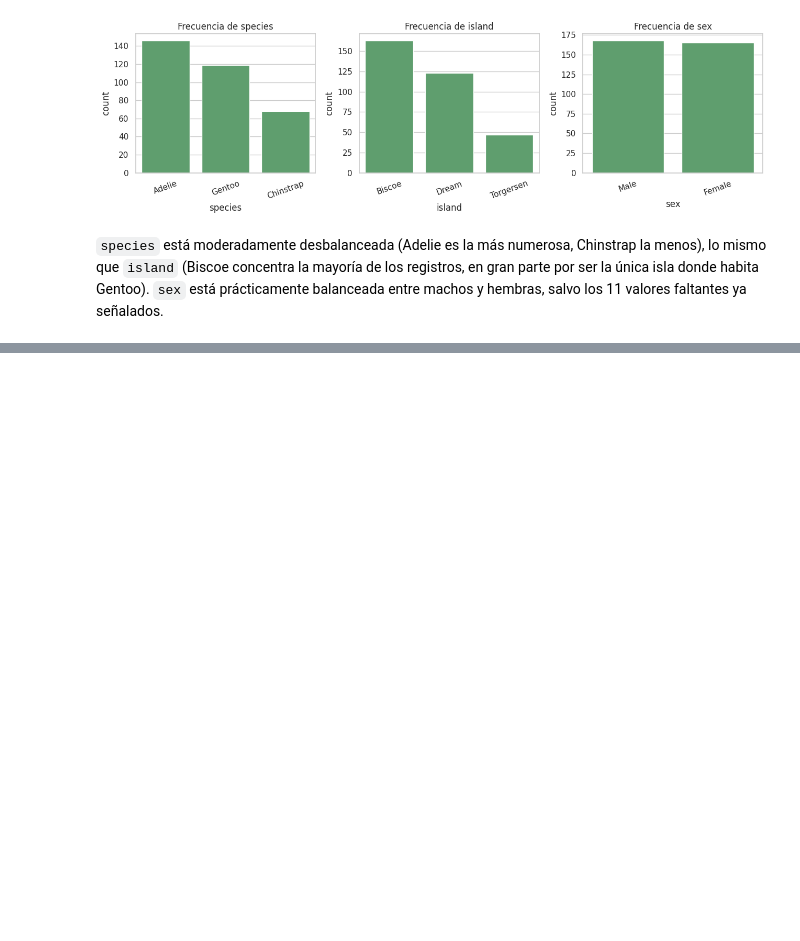
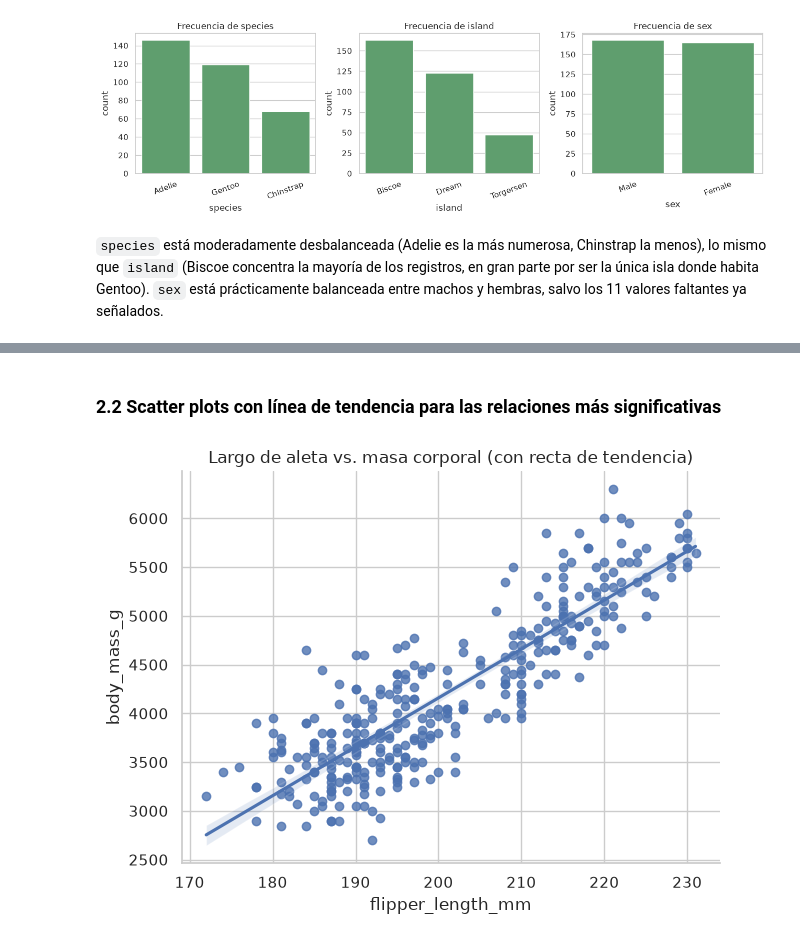
Before and after one commit to maxippacheco/tp1_lab_II_2026, a Jupyter notebook: TP1_Laboratorio_de_datos_2.ipynb, the cells around one changed output, grey strips where cells are left out. Cells and saved outputs as stored; diff of their text form; code cells hidden in the pictures; blank space fills up the shorter version.

```diff
--- a/TP1_Laboratorio_de_datos_2.ipynb
+++ b/TP1_Laboratorio_de_datos_2.ipynb
@@ -222,0 +261,11 @@ plt.show()
+# %% [markdown]
+### 2.2 Scatter plots con línea de tendencia para las relaciones más significativas
+# %%
+sns.lmplot(data=pinguinos,
+           x="flipper_length_mm", y="body_mass_g",
+           height=5, aspect=1.3) # width = height * aspect
+plt.title("Largo de aleta vs. masa corporal (con recta de tendencia)")
+plt.tight_layout()
+plt.show()
+# %% [output]
+[figure, added]
```
Also changed, not shown: parts of 17 cells of this notebook, 2 other files.
